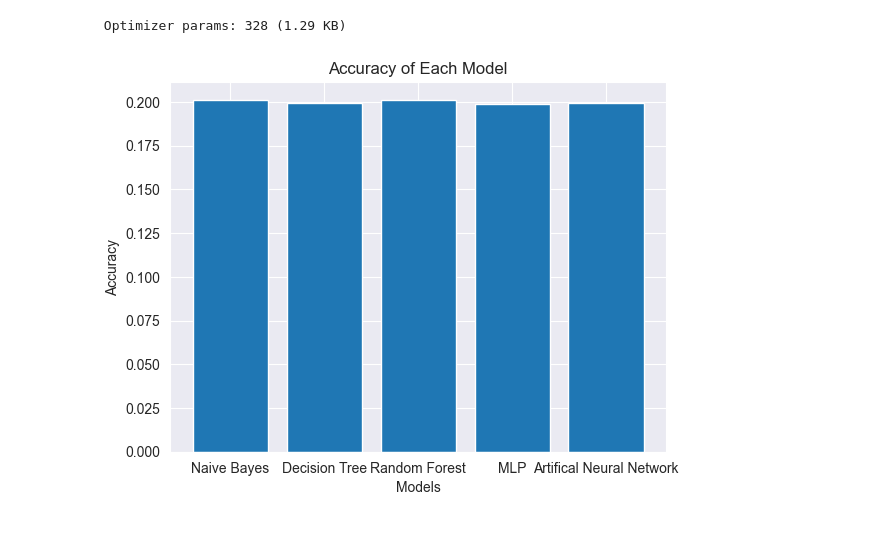
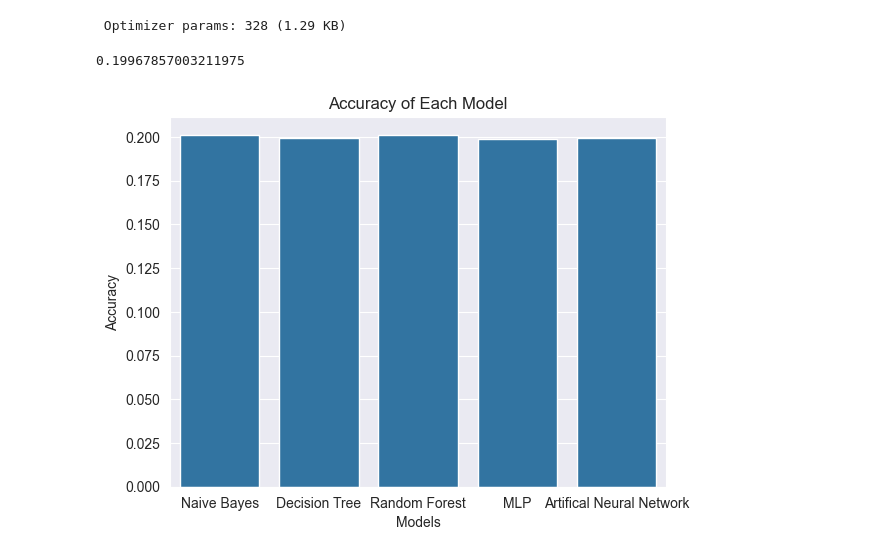
Before and after one commit to hodge-py/Coding_assignments, a Jupyter notebook: Information and Networking Security/CourseProject/malware.ipynb, the cells around one changed output. Drawn from its saved outputs; the diff is of its cells as text; code cells hidden in the pictures.

```diff
--- a/Information and Networking Security/CourseProject/malware.ipynb
+++ b/Information and Networking Security/CourseProject/malware.ipynb
@@ -372,13 +377,17 @@ Model: "sequential"
 # %%
 ann.get_metrics_result()
 acur5 = ann.get_metrics_result()['accuracy']
+roc_auc5 = acur5
+print(roc_auc5)
+# %% [output]
+0.19967857003211975
 # %%
 barArr = np.array([acur1,acur2,acur3,acur4,acur5])
 barNames = ['Naive Bayes',"Decision Tree","Random Forest","MLP","Artifical Neural Network"]
-plt.bar(barNames,barArr)
+sns.barplot(x=barNames,y=barArr)
 plt.title("Accuracy of Each Model")
 plt.xlabel("Models")
 plt.ylabel("Accuracy")
 plt.show()
 # %% [output]
-[figure, old version]
+[figure, new version]
```
Also changed, not shown: parts of 10 cells of this notebook.
